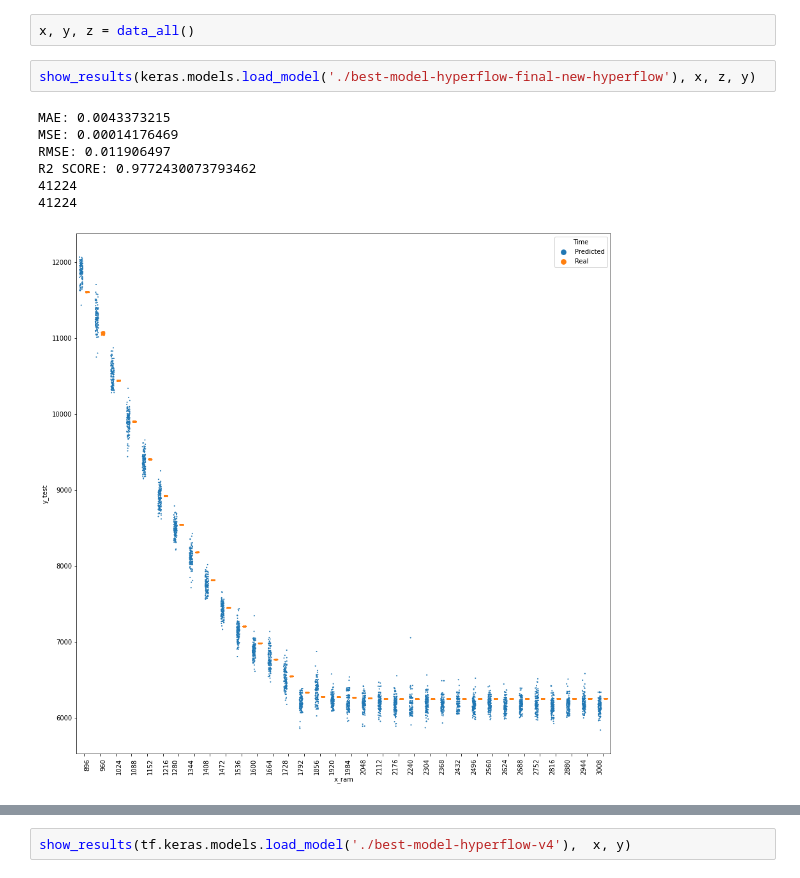
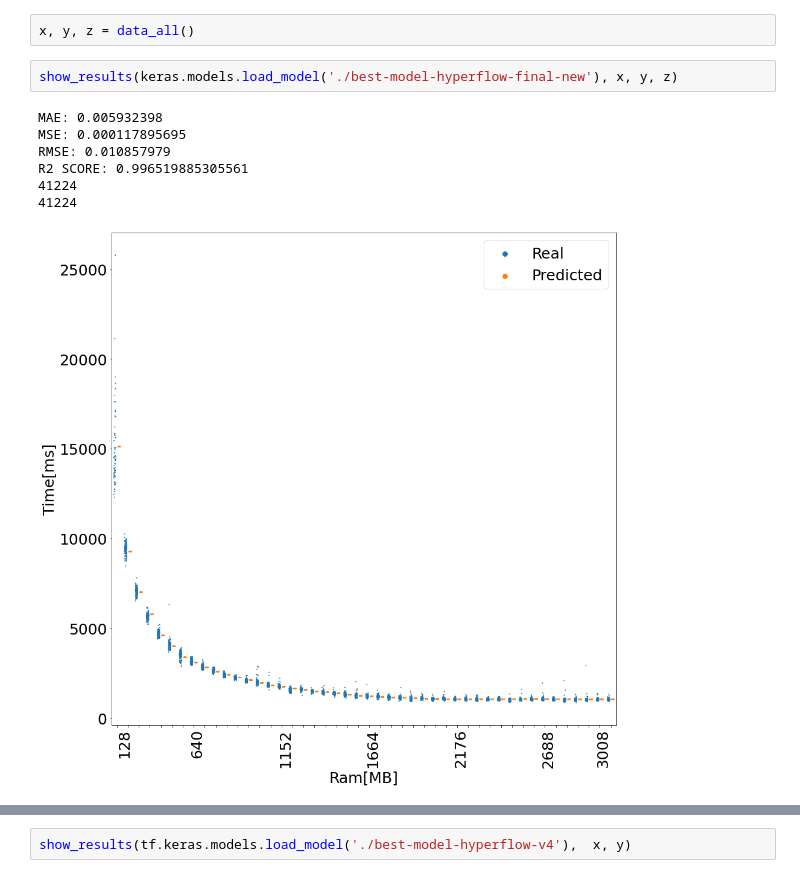
Before and after one commit to cegielskir/master-thesis, a Jupyter notebook: ResultsComparator.ipynb, the cells around one changed output, grey strips where cells are left out. Cells and saved outputs as stored; diff of their text form.

```diff
--- a/ResultsComparator.ipynb
+++ b/ResultsComparator.ipynb
@@ -172,12 +189,12 @@ def gaussianSum1D(gridpoints, datapoints, sigma=1):
 # %%
 x, y, z = data_all()
 # %%
-show_results(keras.models.load_model('./best-model-hyperflow-final-new-hyperflow'), x, z, y)
+show_results(keras.models.load_model('./best-model-hyperflow-final-new'), x, y, z)
 # %% [output]
-MAE: 0.0043373215
-MSE: 0.00014176469
-RMSE: 0.011906497
-R2 SCORE: 0.9772430073793462
+MAE: 0.005932398
+MSE: 0.000117895695
+RMSE: 0.010857979
+R2 SCORE: 0.996519885305561
 41224
 41224
-[figure, old version]
+[figure, new version]
```
Also changed, not shown: parts of 6 cells of this notebook, 4 other files.
